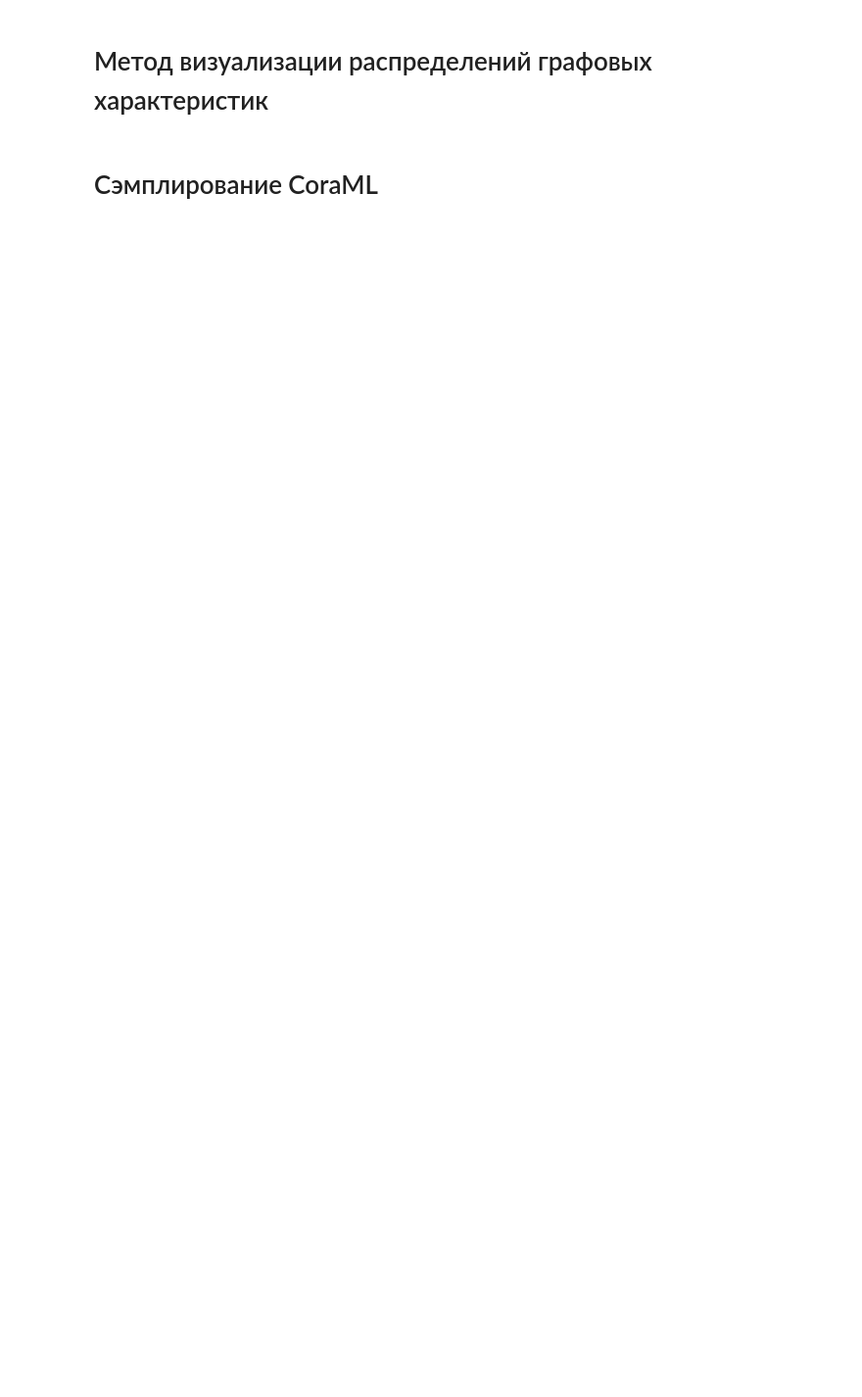
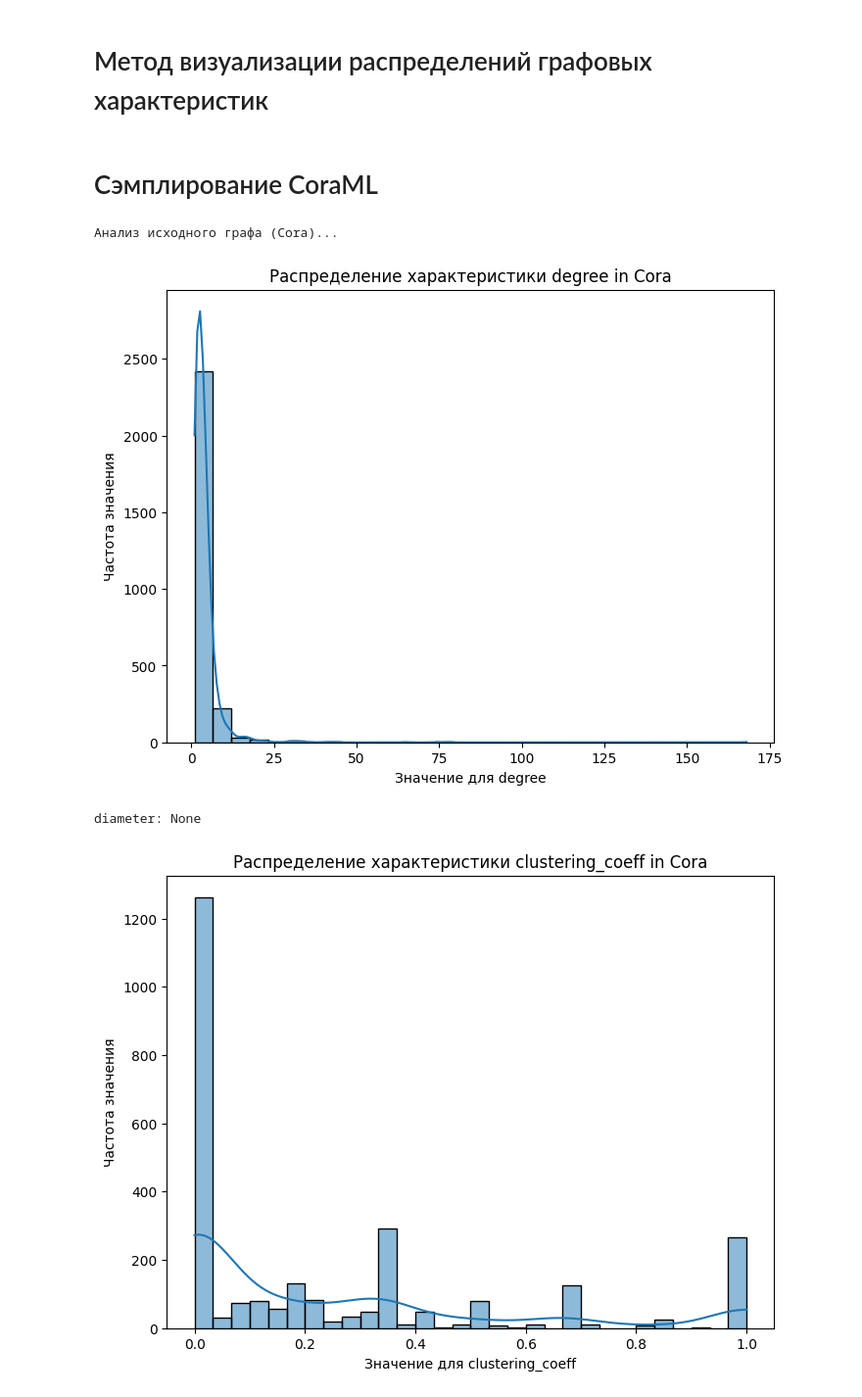
Before and after one commit to iBearchic/GraphShiftDistribution, a Jupyter notebook: src/graph_sampling_analyse.ipynb, the cells around one changed output. Shown at 98% size. Cells and saved outputs as stored; diff of their text form; code cells hidden in the pictures; blank space fills up the shorter version.

```diff
--- a/src/graph_sampling_analyse.ipynb
+++ b/src/graph_sampling_analyse.ipynb
@@ -132,7 +55,2 @@ def compute_metrics(graph_data, to_undirected=True):
 # %% [markdown]
 # Загрузка датасетов
-# %%
-def load_cora():
-    return Planetoid(root='./data/Cora', name='Cora')[0]
-
-cora_graph = load_cora()
@@ -156,0 +57,20 @@ Done!
+# %%
+def load_cora():
+    """Загрузка датасета Cora и конвертация в NetworkX-граф"""
+    data = Planetoid(root='./data/Cora', name='Cora')[0]
+
+    # Ручное преобразование в NetworkX-граф
+    edge_index = data.edge_index.numpy()
+    G = nx.Graph()
+
+    # Добавляем рёбра
+    for src, dst in zip(edge_index[0], edge_index[1]):
+        G.add_edge(src, dst)
+
+    # Добавляем узлы и их признаки
+    for i in range(data.x.shape[0]):
+        G.add_node(i, features=data.x[i].numpy())
+
+    return G
+
+cora_graph = load_cora()
@@ -164,16 +95,14 @@ def plot_metric_distribution(metric_data, metric_name, dataset_name):
     """Функция для визуализации распределений"""
     plt.figure(figsize=(8, 6))
     sns.histplot(list(metric_data.values()), kde=True, bins=30)
-    plt.title(f'Distribution of {metric_name} in {dataset_name}')
-    plt.xlabel(f'{metric_name} Values')
-    plt.ylabel('Frequency')
+    plt.title(f'Распределение характеристики {metric_name} in {dataset_name}')
+    plt.xlabel(f'Значение для {metric_name}')
+    plt.ylabel('Частота значения')
     plt.show()
 
 def visualize_metrics(dataset_name, metrics):
     for metric_name, metric_data in metrics.items():
-        # Для характеристик в виде словарей
         if isinstance(metric_data, dict):
             plot_metric_distribution(metric_data, metric_name, dataset_name)
         else:
-            # Если метрика одно значение или была вычислена, просто выводим сообщение
             print(f"{metric_name}: {metric_data}")
@@ -181,0 +199,10 @@ def visualize_metrics(dataset_name, metrics):
+# %%
+# Анализ исходного графа
+print("Анализ исходного графа (Cora)...")
+cora_metrics = compute_metrics(cora_graph)
+visualize_metrics("Cora", cora_metrics)
+# %% [output]
+Анализ исходного графа (Cora)...
+[figure, added]
+diameter: None
+[figure, added]
```
Also changed, not shown: parts of 13 cells of this notebook.
